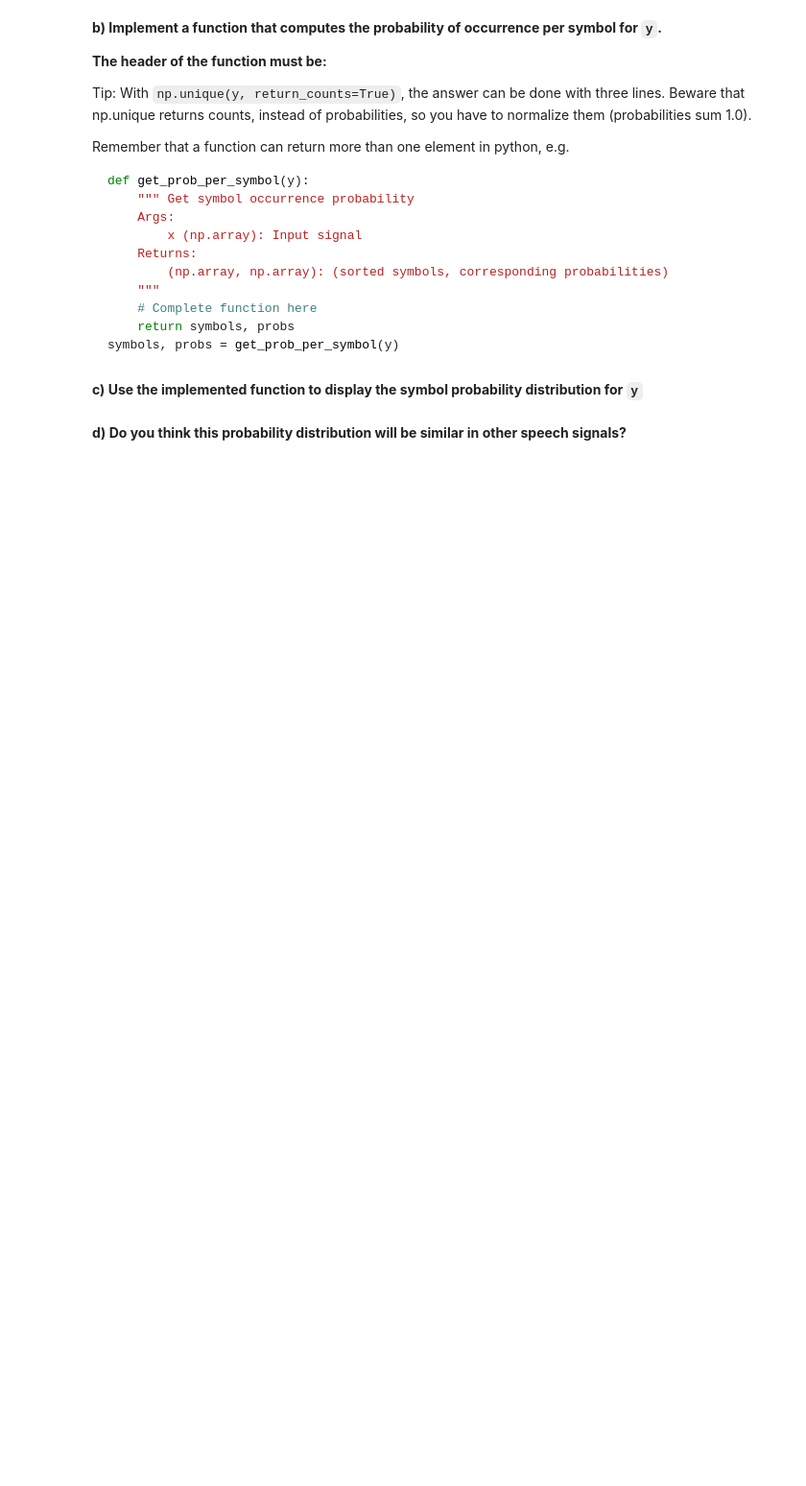
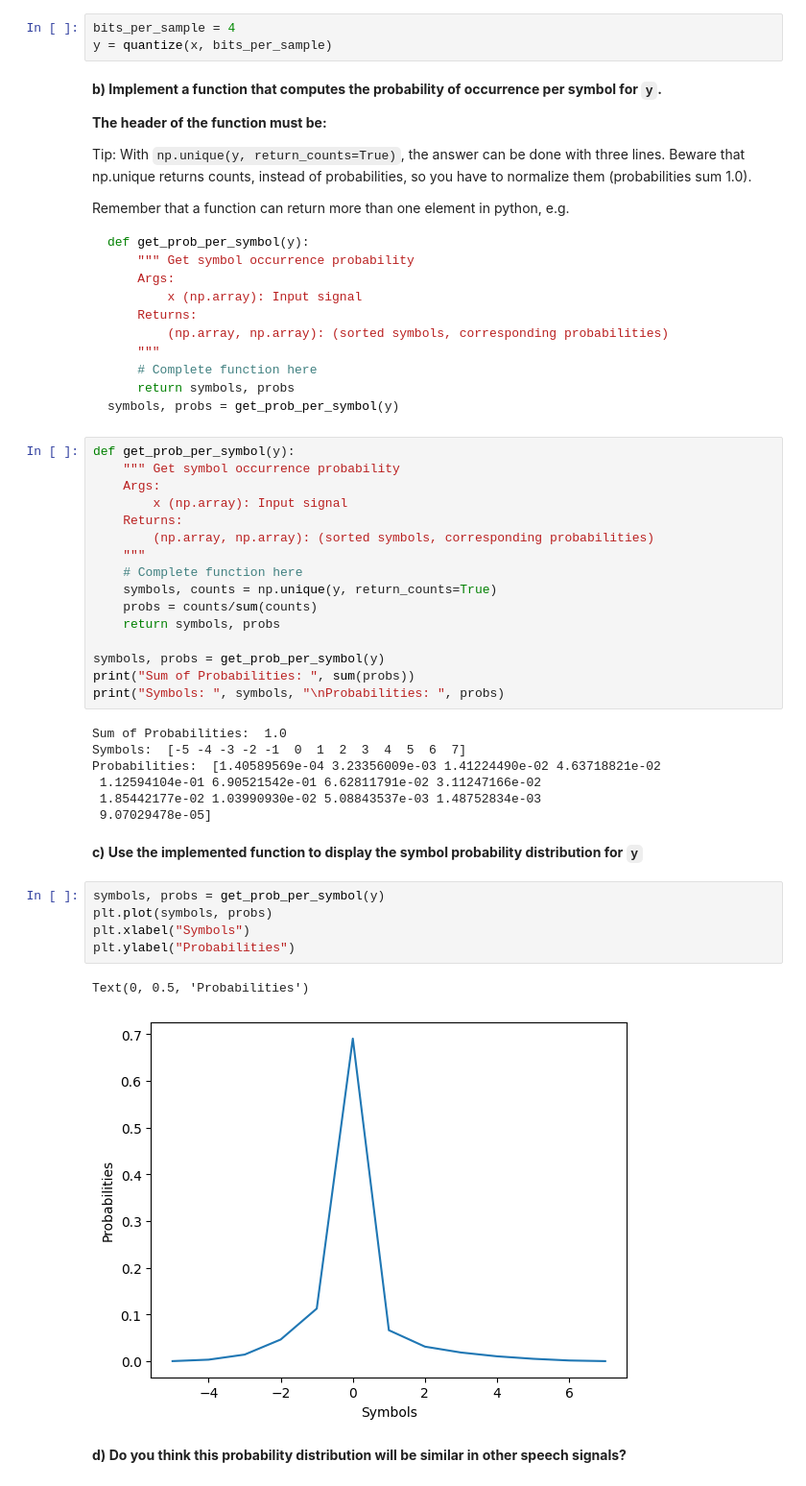
Before and after one commit to JsMarq96/Video-Labs, a Jupyter notebook: Audio/Lab1/Lab1_QuantizationAndEntropyCoding_2022.ipynb, the cells around one changed output. Shown at 96% size. Saved outputs shown, nothing was run; the diff lists cells and outputs as text; blank space fills up the shorter version.

````diff
--- a/Audio/Lab1/Lab1_QuantizationAndEntropyCoding_2022.ipynb
+++ b/Audio/Lab1/Lab1_QuantizationAndEntropyCoding_2022.ipynb
@@ -420,6 +511,9 @@ y = quantize(x, bits_per_sample)
 ```
 
 Please, do not spend time dealing with it.
+# %%
+bits_per_sample = 4
+y = quantize(x, bits_per_sample)
 # %% [markdown]
 **b) Implement a function that computes the probability of occurrence per symbol for `y`.**
 
@@ -441,8 +535,39 @@ def get_prob_per_symbol(y):
     return symbols, probs
 symbols, probs = get_prob_per_symbol(y)
 ```
+# %%
+def get_prob_per_symbol(y):
+    """ Get symbol occurrence probability
+    Args:
+        x (np.array): Input signal
+    Returns:
+        (np.array, np.array): (sorted symbols, corresponding probabilities)
+    """
+    # Complete function here
+    symbols, counts = np.unique(y, return_counts=True)
+    probs = counts/sum(counts)
+    return symbols, probs
+
+symbols, probs = get_prob_per_symbol(y)
+print("Sum of Probabilities: ", sum(probs))
+print("Symbols: ", symbols, "\nProbabilities: ", probs)
+# %% [output]
+Sum of Probabilities:  1.0
+Symbols:  [-5 -4 -3 -2 -1  0  1  2  3  4  5  6  7]
+Probabilities:  [1.40589569e-04 3.23356009e-03 1.41224490e-02 4.63718821e-02
+ 1.12594104e-01 6.90521542e-01 6.62811791e-02 3.11247166e-02
+ 1.85442177e-02 1.03990930e-02 5.08843537e-03 1.48752834e-03
+ 9.07029478e-05]
 # %% [markdown]
 
 **c) Use the implemented function to display the symbol probability distribution for `y`**
+# %%
+symbols, probs = get_prob_per_symbol(y)
+plt.plot(symbols, probs)
+plt.xlabel("Symbols")
+plt.ylabel("Probabilities")
+# %% [output]
+Text(0, 0.5, 'Probabilities')
+[figure, added]
 # %% [markdown]
 **d) Do you think this probability distribution will be similar in other speech signals?**
````
Also changed, not shown: parts of 21 cells of this notebook, 1 other file.
